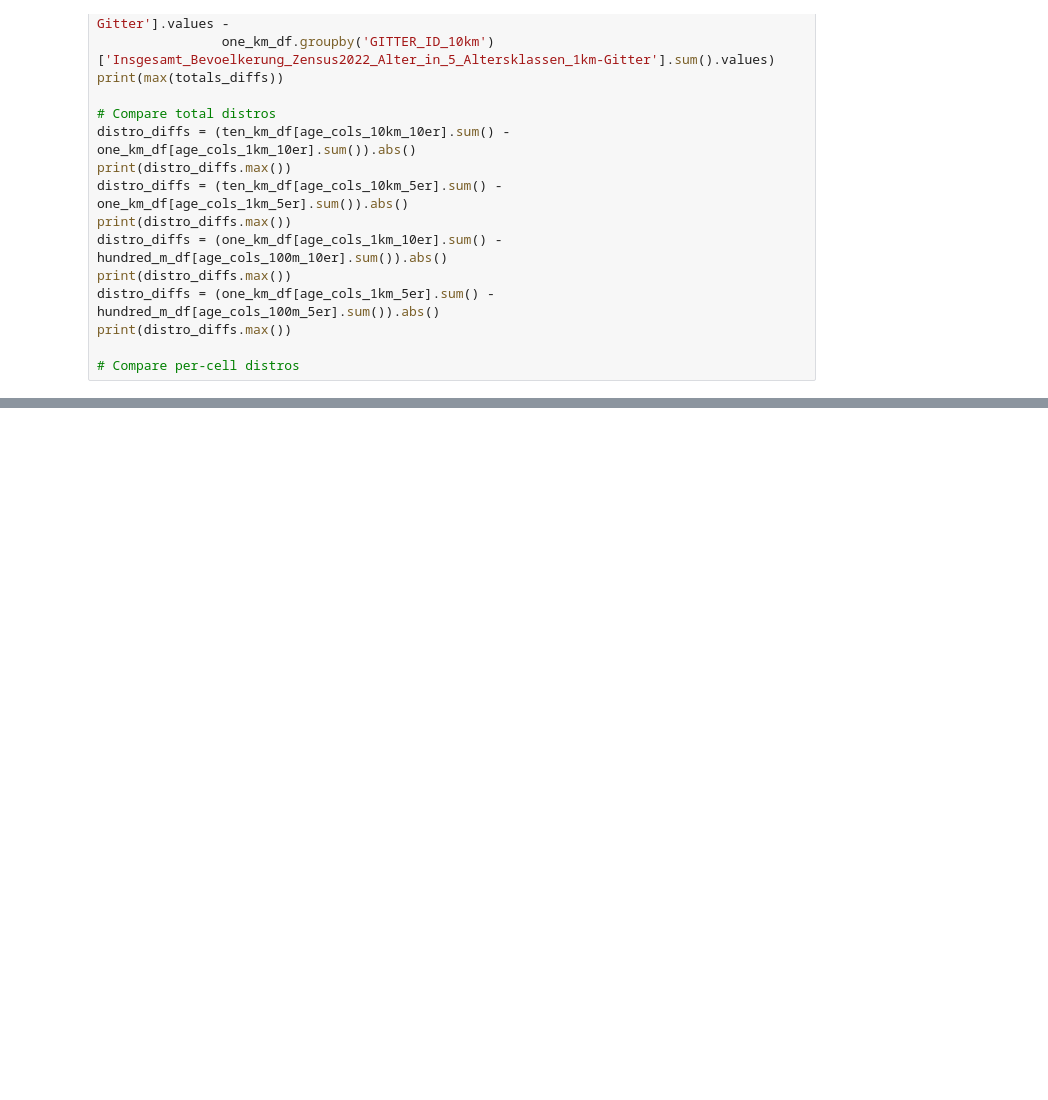
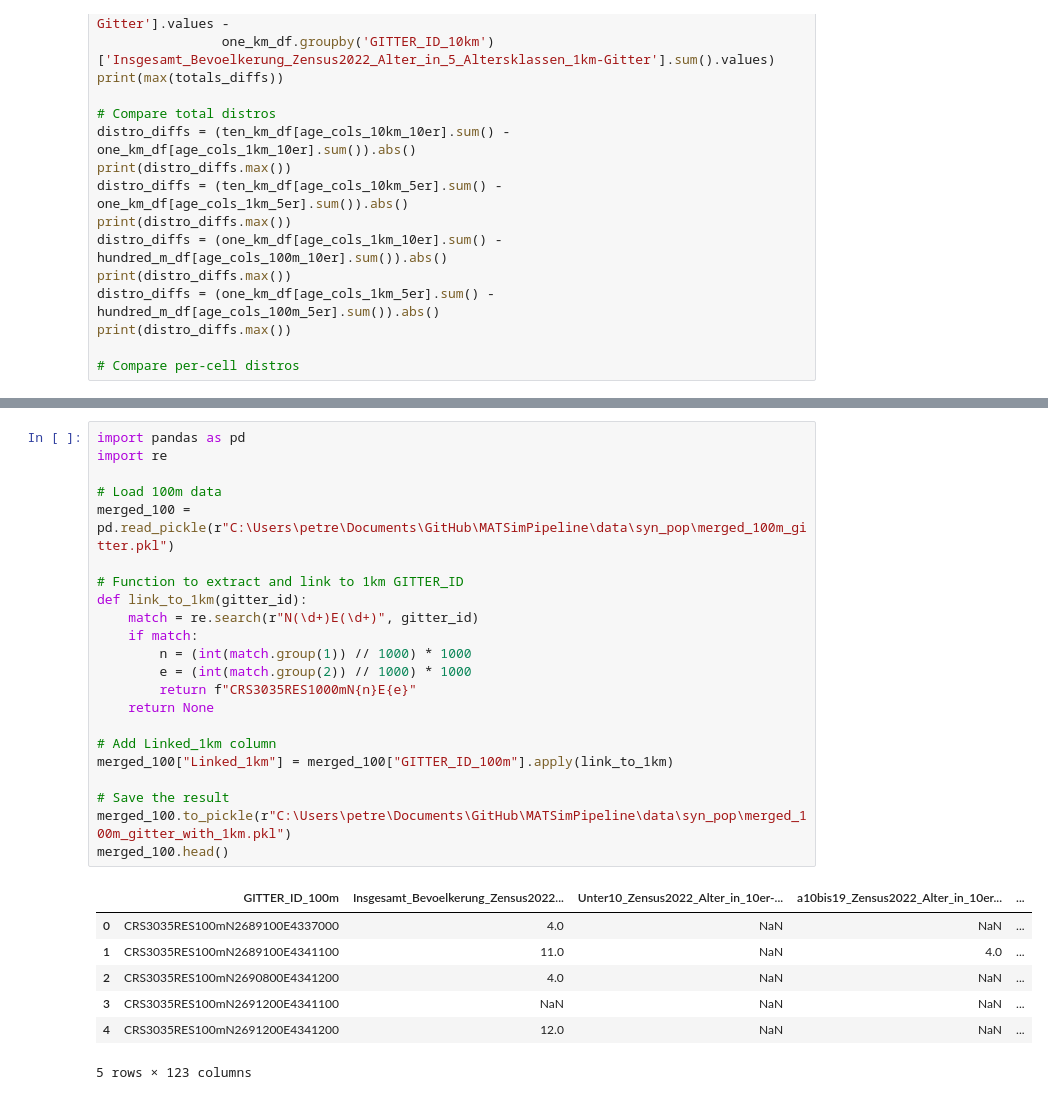
Before and after one commit to TUBS-IVS/MATSimPipeline, a Jupyter notebook: synthesis/synthetic_population/data_prep.ipynb, the cells around one changed output, grey strips where cells are left out. Saved outputs shown, nothing was run; the diff lists cells and outputs as text; blank space fills up the shorter version.

```diff
--- a/synthesis/synthetic_population/data_prep.ipynb
+++ b/synthesis/synthetic_population/data_prep.ipynb
@@ -837,0 +902,30 @@ print(distro_diffs.max())
+# %%
+import pandas as pd
+import re
+
+# Load 100m data
+merged_100 = pd.read_pickle(r"C:\Users\petre\Documents\GitHub\MATSimPipeline\data\syn_pop\merged_100m_gitter.pkl")
+
+# Function to extract and link to 1km GITTER_ID
+def link_to_1km(gitter_id):
+    match = re.search(r"N(\d+)E(\d+)", gitter_id)
+    if match:
+        n = (int(match.group(1)) // 1000) * 1000
+        e = (int(match.group(2)) // 1000) * 1000
+        return f"CRS3035RES1000mN{n}E{e}"
+    return None
+
+# Add Linked_1km column
+merged_100["Linked_1km"] = merged_100["GITTER_ID_100m"].apply(link_to_1km)
+
+# Save the result
+merged_100.to_pickle(r"C:\Users\petre\Documents\GitHub\MATSimPipeline\data\syn_pop\merged_100m_gitter_with_1km.pkl")
+merged_100.head()
+# %% [output]
+|  | GITTER_ID_100m | Insgesamt_Bevoelkerung_Zensus2022... | Unter10_Zensus2022_Alter_in_10er-... | a10bis19_Zensus2022_Alter_in_10er... | ... |
+| 0 | CRS3035RES100mN2689100E4337000 | 4.0 | NaN | NaN | ... |
+| 1 | CRS3035RES100mN2689100E4341100 | 11.0 | NaN | 4.0 | ... |
+| 2 | CRS3035RES100mN2690800E4341200 | 4.0 | NaN | NaN | ... |
+| 3 | CRS3035RES100mN2691200E4341100 | NaN | NaN | NaN | ... |
+| 4 | CRS3035RES100mN2691200E4341200 | 12.0 | NaN | NaN | ... |
+5 rows × 123 columns
```
Also changed, not shown: parts of 15 cells of this notebook, 3 other files.
